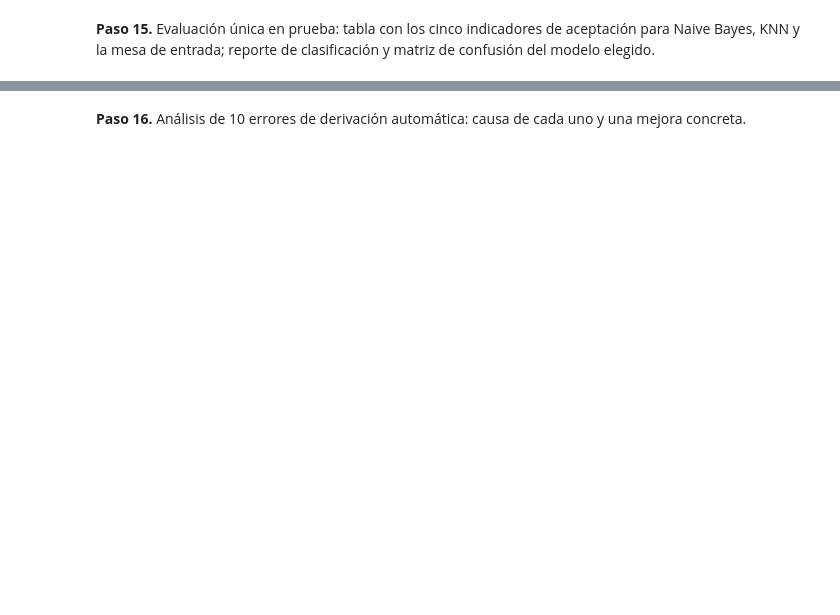
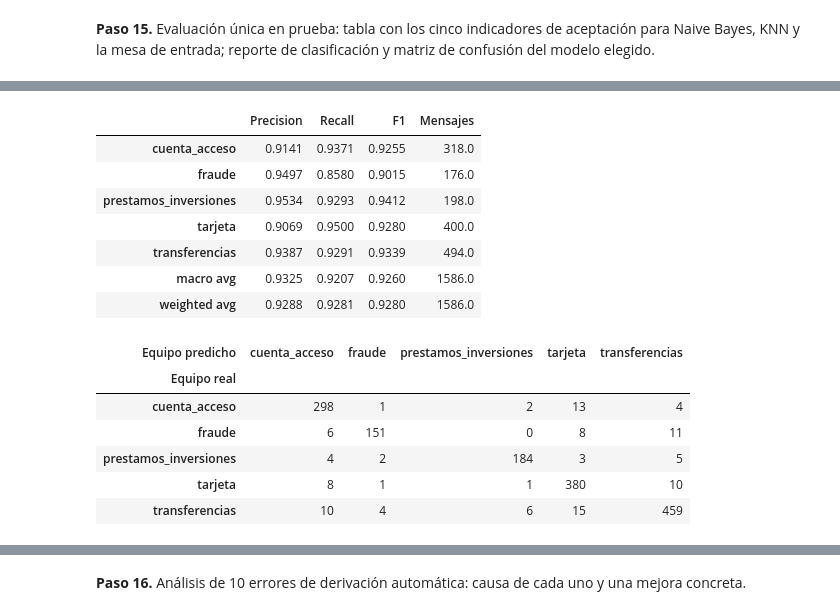
Before and after one commit to juanquiros/ml-cauce-naive-bayes, a Jupyter notebook: caso1_cauce/caso1_cauce.ipynb, the cells around one changed output, grey strips where cells are left out. Cells and saved outputs as stored; diff of their text form; code cells hidden in the pictures; blank space fills up the shorter version.

```diff
--- a/caso1_cauce/caso1_cauce.ipynb
+++ b/caso1_cauce/caso1_cauce.ipynb
@@ -689,4 +831,67 @@ Naive Bayes predijo más rápido en los cuatro tamaños y su tiempo se mantuvo a
 # %% [markdown]
 **Paso 15.** Evaluación única en prueba: tabla con los cinco indicadores de aceptación para Naive Bayes, KNN y la mesa de entrada; reporte de clasificación y matriz de confusión del modelo elegido.
 # %%
-# Tu código aquí
+from sklearn.metrics import classification_report
+
+# Los cinco indicadores son una propuesta descriptiva, sin metas oficiales confirmadas.
+y_prueba = etiquetas_prueba.to_numpy()
+manual_prueba = df_original.loc[textos_prueba.index, "equipo_derivado"].to_numpy()
+predicciones_prueba = {}
+destinos_prueba = {}
+probabilidades_prueba = {}
+filas_finales = []
+for nombre, modelo in modelos_ajustados.items():
+    proba = modelo.predict_proba(textos_prueba)
+    predicho = modelo.classes_[proba.argmax(axis=1)]
+    destino = derivar(proba, modelo.classes_, *umbrales_congelados[nombre])
+    probabilidades_prueba[nombre], predicciones_prueba[nombre], destinos_prueba[nombre] = proba, predicho, destino
+    filas_finales.append({"Modelo": nombre,
+                         "accuracy": accuracy_score(y_prueba, predicho),
+                         "f1_macro": f1_score(y_prueba, predicho, average="macro", zero_division=0),
+                         **evaluar_derivacion(y_prueba, destino)})
+filas_finales.append({"Modelo": "Mesa de entrada",
+                     "accuracy": accuracy_score(y_prueba, manual_prueba),
+                     "f1_macro": f1_score(y_prueba, manual_prueba, average="macro", zero_division=0),
+                     **evaluar_derivacion(y_prueba, manual_prueba)})
+tabla_final = pd.DataFrame(filas_finales).set_index("Modelo")
+tabla_final_visible = tabla_final.copy()
+for columna in ["accuracy", "cobertura", "exactitud_automatica", "fraude_perdido"]:
+    tabla_final_visible[columna] *= 100
+tabla_final_visible = tabla_final_visible.rename(columns={
+    "accuracy": "Accuracy (%)", "f1_macro": "F1 macro", "cobertura": "Cobertura (%)",
+    "exactitud_automatica": "Exactitud automática (%)", "fraude_perdido": "Fraude perdido (%)",
+})
+print(f"Evaluación final: los mismos {len(y_prueba)} mensajes aptos para los tres métodos.")
+display(tabla_final_visible.round(4))
+print("En la mesa, cobertura y exactitud automática equivalentes comparan destinos manuales ya realizados.")
+
+# Prioridad declarada: fraude perdido, exactitud automática, cobertura, F1 y costo de predicción.
+tabla_eleccion = tabla_final.loc[list(modelos_ajustados)].copy()
+tabla_eleccion["tiempo_prediccion"] = [
+    float(tabla_tiempos.loc[tabla_tiempos["Entrenamiento (%)"].eq(100), f"{nombre} (s)"].iloc[0])
+    for nombre in tabla_eleccion.index
+]
+nombre_elegido = tabla_eleccion.sort_values(
+    ["fraude_perdido", "exactitud_automatica", "cobertura", "f1_macro", "tiempo_prediccion"],
+    ascending=[True, False, False, False, True], kind="stable",
+).index[0]
+modelo_elegido = modelos_ajustados[nombre_elegido]
+umbrales_elegidos = umbrales_congelados[nombre_elegido]
+destino_elegido_prueba = destinos_prueba[nombre_elegido]
+predicho_elegido_prueba = predicciones_prueba[nombre_elegido]
+print("Modelo elegido para resolver el ejercicio:", nombre_elegido)
+print("Umbrales mantenidos desde OOF:", umbrales_elegidos)
+reporte_dict = classification_report(y_prueba, predicho_elegido_prueba, labels=clases, output_dict=True, zero_division=0)
+reporte_clasificacion = pd.DataFrame.from_dict({k: v for k, v in reporte_dict.items() if isinstance(v, dict)}, orient="index")
+display(reporte_clasificacion.rename(columns={"precision": "Precision", "recall": "Recall", "f1-score": "F1", "support": "Mensajes"}).round(4))
+matriz_elegida = pd.DataFrame(
+    confusion_matrix(y_prueba, predicho_elegido_prueba, labels=clases),
+    index=pd.Index(clases, name="Equipo real"), columns=pd.Index(clases, name="Equipo predicho"),
+)
+display(matriz_elegida)
+display((100 * matriz_elegida.div(matriz_elegida.sum(axis=1), axis=0)).round(2))
+mascara_error_automatico = (destino_elegido_prueba != REVISION) & (destino_elegido_prueba != y_prueba)
+indices_errores = textos_prueba.index[mascara_error_automatico].sort_values()[:10]
+print("Errores de derivación automática disponibles:", int(mascara_error_automatico.sum()))
+print("Criterios de aceptación pendientes de confirmación; no se declara aptitud para producción.")
+# %% [output]
@@ -692,0 +907,15 @@ Naive Bayes predijo más rápido en los cuatro tamaños y su tiempo se mantuvo a
+|  | Precision | Recall | F1 | Mensajes |
+| cuenta_acceso | 0.9141 | 0.9371 | 0.9255 | 318.0 |
+| fraude | 0.9497 | 0.8580 | 0.9015 | 176.0 |
+| prestamos_inversiones | 0.9534 | 0.9293 | 0.9412 | 198.0 |
+| tarjeta | 0.9069 | 0.9500 | 0.9280 | 400.0 |
+| transferencias | 0.9387 | 0.9291 | 0.9339 | 494.0 |
+| macro avg | 0.9325 | 0.9207 | 0.9260 | 1586.0 |
+| weighted avg | 0.9288 | 0.9281 | 0.9280 | 1586.0 |
+| Equipo predicho | cuenta_acceso | fraude | prestamos_inversiones | tarjeta | transferencias |
+| Equipo real |  |  |  |  |  |
+| cuenta_acceso | 298 | 1 | 2 | 13 | 4 |
+| fraude | 6 | 151 | 0 | 8 | 11 |
+| prestamos_inversiones | 4 | 2 | 184 | 3 | 5 |
+| tarjeta | 8 | 1 | 1 | 380 | 10 |
+| transferencias | 10 | 4 | 6 | 15 | 459 |
```
Also changed, not shown: parts of 27 cells of this notebook, 2 other files.
